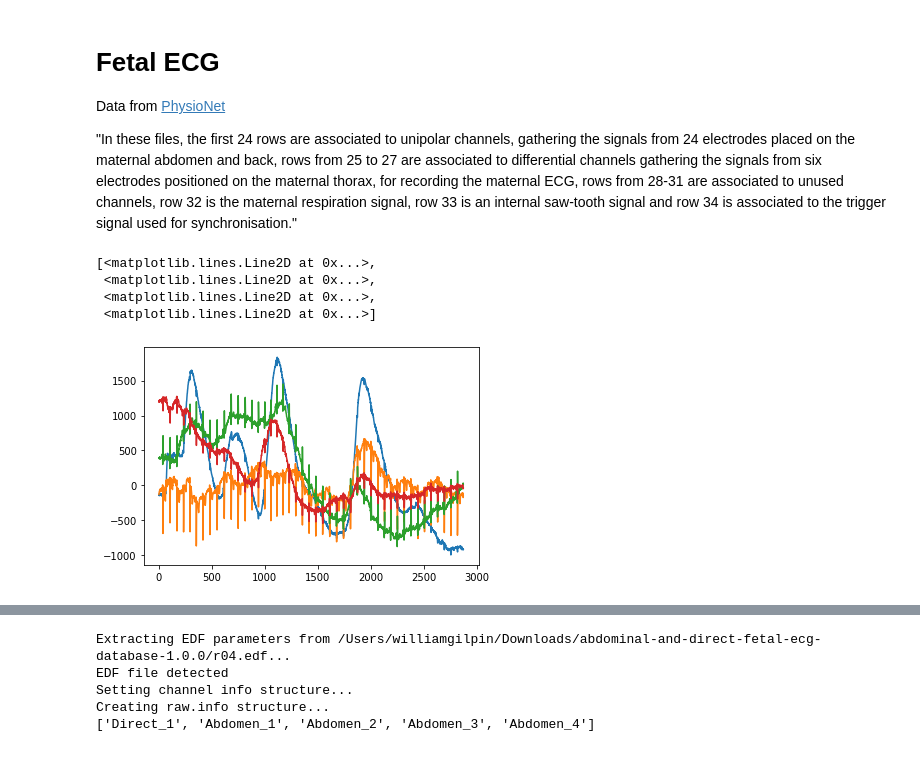
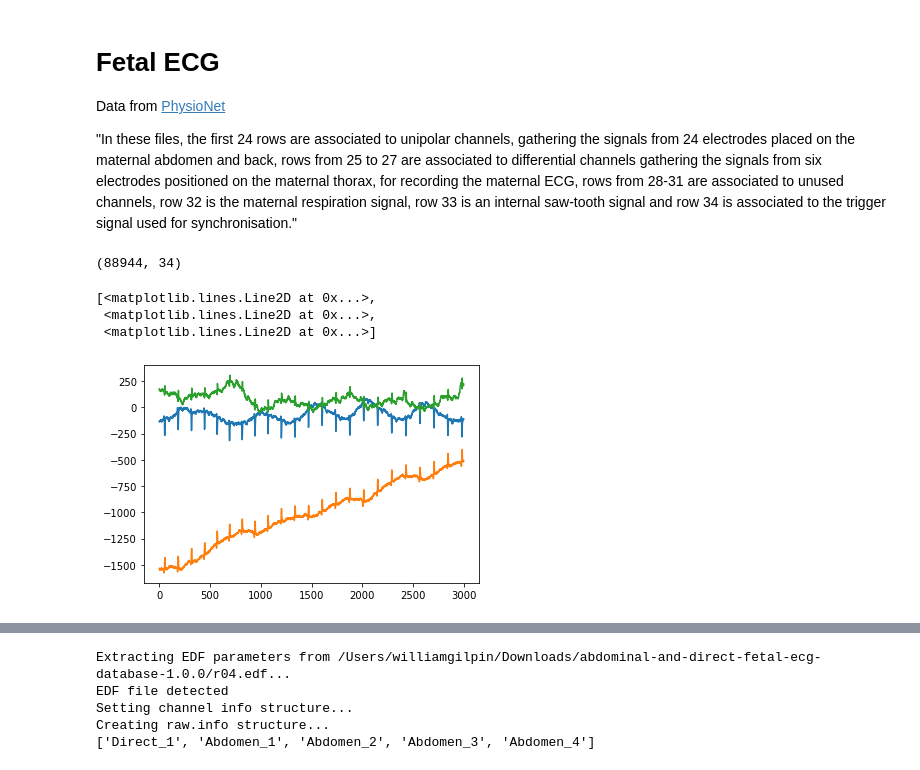
Before and after one commit to williamgilpin/shrec, a Jupyter notebook: process_datasets.ipynb, the cells around one changed output, grey strips where cells are left out. Drawn from its saved outputs; the diff is of its cells as text; code cells hidden in the pictures.

```diff
--- a/process_datasets.ipynb
+++ b/process_datasets.ipynb
@@ -717,11 +678,14 @@ Data from [PhysioNet](https://physionet.org/content/ninfea/1.0.0/)
 # %%
 dat_path = "/Users/williamgilpin/Downloads/ninfea-non-invasive-multimodal-foetal-ecg-doppler-dataset-for-antenatal-cardiology-research-1.0.0 2/wfdb_format_ecg_and_respiration/1.dat"
 hea_path = "/Users/williamgilpin/Downloads/ninfea-non-invasive-multimodal-foetal-ecg-doppler-dataset-for-antenatal-cardiology-research-1.0.0 2/wfdb_format_ecg_and_respiration/1.hea"
-# %%
-plt.plot(record2.p_signal[:, 23:27][::20])
-# %% [output]
-[<matplotlib.lines.Line2D at 0x...>,
- <matplotlib.lines.Line2D at 0x...>,
- <matplotlib.lines.Line2D at 0x...>,
- <matplotlib.lines.Line2D at 0x...>]
-[figure, removed]
+# %%
+record2.p_signal.shape
+# %% [output]
+(88944, 34)
+# %%
+plt.plot(ecg_data[:, -3:])
+# %% [output]
+[<matplotlib.lines.Line2D at 0x...>,
+ <matplotlib.lines.Line2D at 0x...>,
+ <matplotlib.lines.Line2D at 0x...>]
+[figure, added]
```
Also changed, not shown: parts of 14 cells of this notebook, 14 other files.
